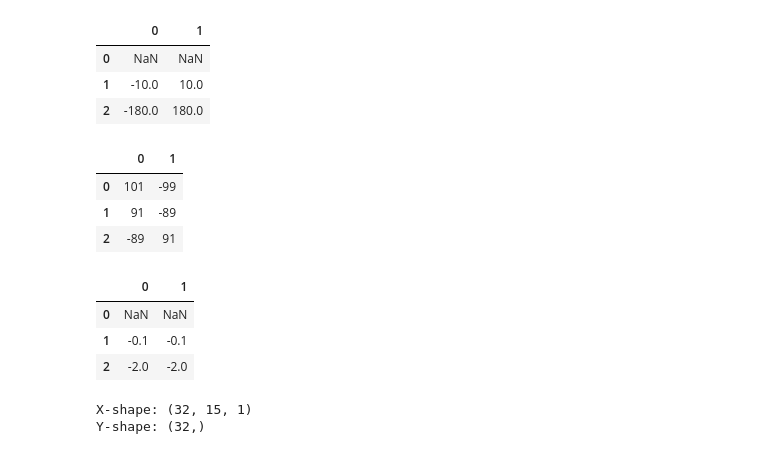
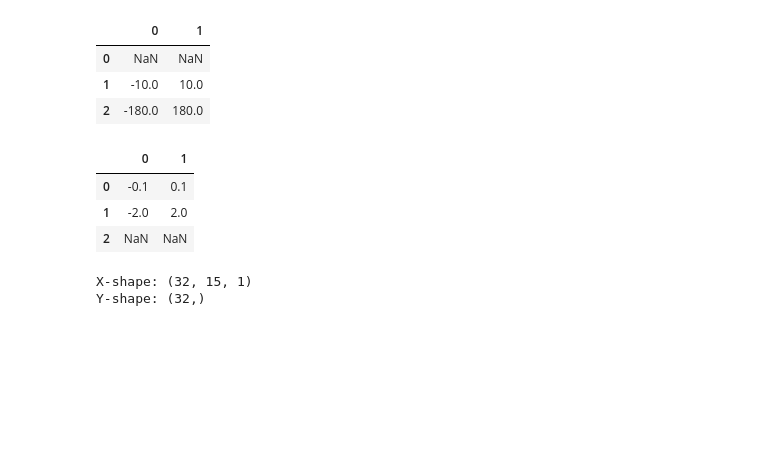
Before and after one commit to vaaale/stockbot, a Jupyter notebook: StockBot.ipynb, the cells around one changed output. Saved outputs shown, nothing was run; the diff lists cells and outputs as text; code cells hidden in the pictures; blank space fills up the shorter version.

```diff
--- a/StockBot.ipynb
+++ b/StockBot.ipynb
@@ -85,20 +85,13 @@ df.diff()
 | 0 | NaN | NaN |
 | 1 | -10.0 | 10.0 |
 | 2 | -180.0 | 180.0 |
-# %%
-df.apply(lambda x: x+1, axis=1)
-# %% [output]
-|  | 0 | 1 |
-| 0 | 101 | -99 |
-| 1 | 91 | -89 |
-| 2 | -89 | 91 |
-# %%
-df.pct_change()
-# %% [output]
-|  | 0 | 1 |
-| 0 | NaN | NaN |
-| 1 | -0.1 | -0.1 |
-| 2 | -2.0 | -2.0 |
+# %%
+(df.shift(-1) - df) / df.abs()
+# %% [output]
+|  | 0 | 1 |
+| 0 | -0.1 | 0.1 |
+| 1 | -2.0 | 2.0 |
+| 2 | NaN | NaN |
 # %%
 from __future__ import print_function, division
 import numpy as np
```
